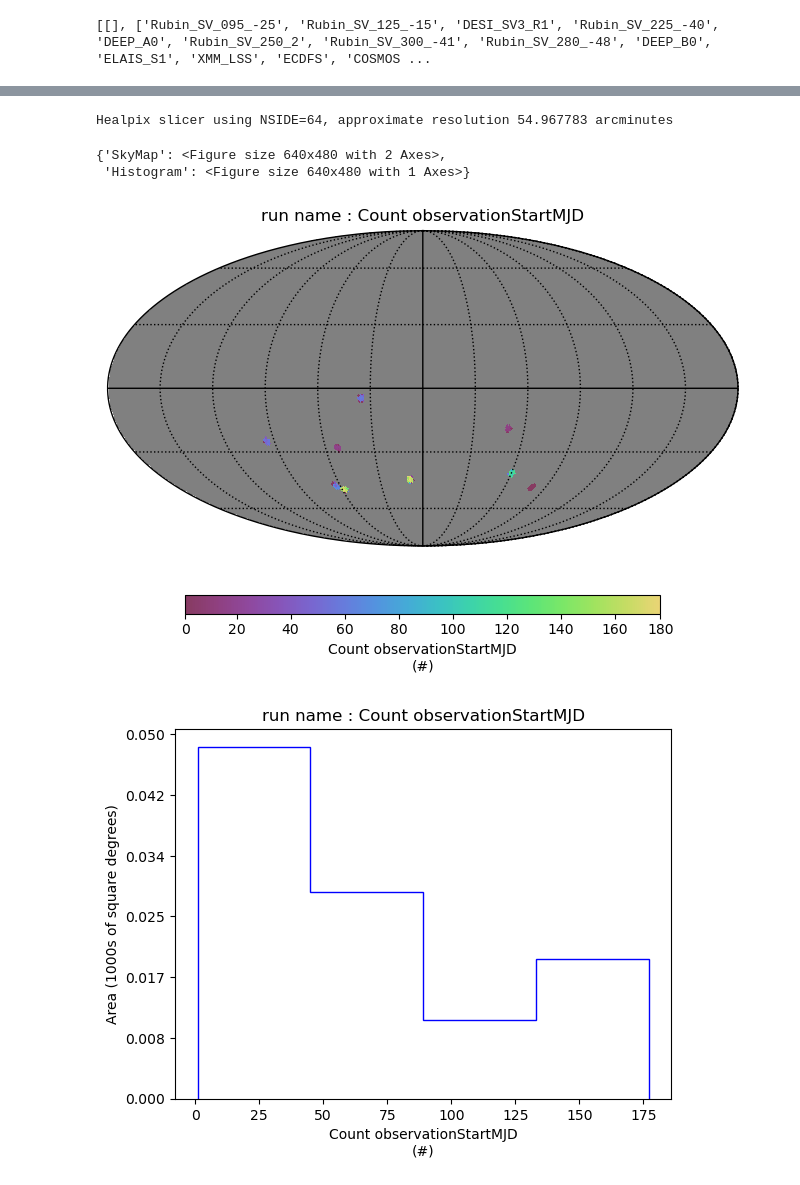
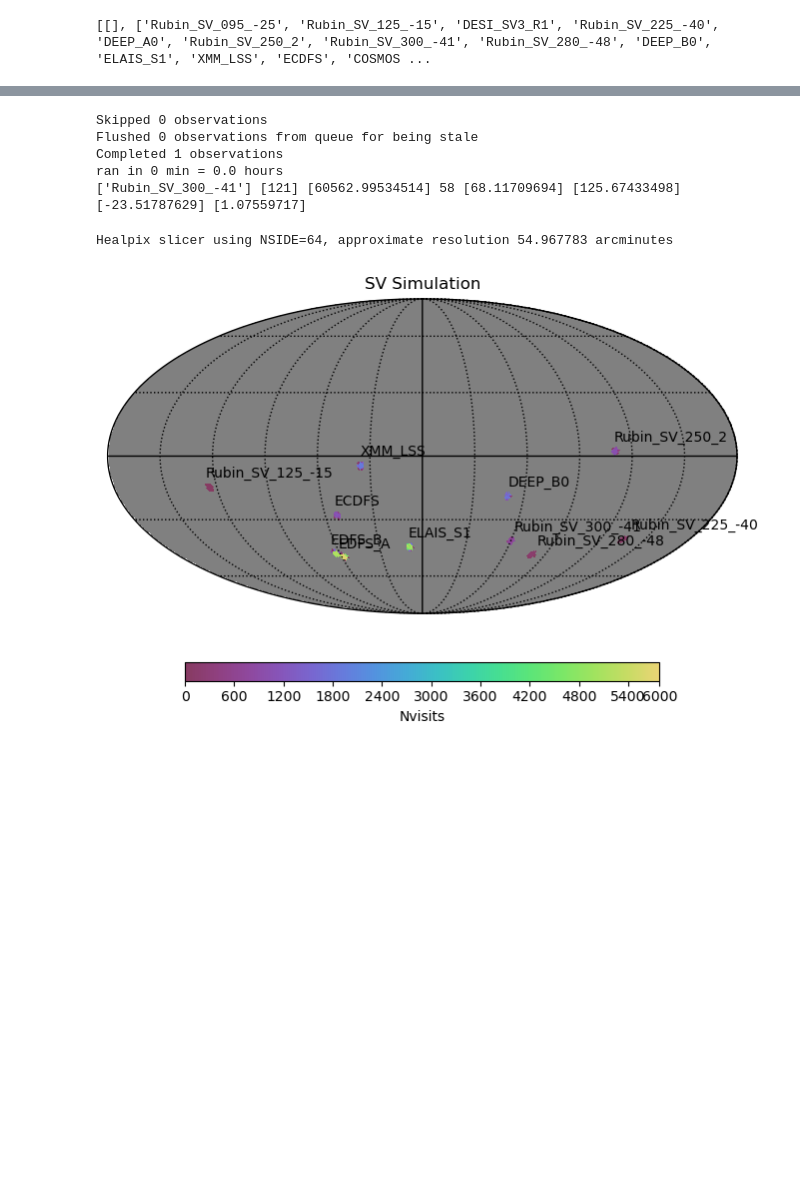
Before and after one commit to rhiannonlynne/ops_rehearsal_commissioning_2024, a Jupyter notebook: ComCam_Sims.ipynb, the cells around one changed output, grey strips where cells are left out. Drawn from its saved outputs; the diff is of its cells as text; code cells hidden in the pictures; blank space fills up the shorter version.

```diff
--- a/ComCam_Sims.ipynb
+++ b/ComCam_Sims.ipynb
@@ -515,0 +398,33 @@ visits.head()
+# %%
+plt.figure(figsize=(8, 6))
+filtershapes = {'u': 'o', 'g': '^', 'r': 'v', 'i': 's', 'z': '*', 'y': 'p'}
+filtercolors = {'u': '#005BDB',
+                'g': '#3DA952',
+                'r': '#c61c00',
+                'i': '#997500',
+                'z': '#CE0D77',
+                'y': '#5d0000'}
+fieldcolors = {}
+for i, t in enumerate(visits.target.unique()):
+    fieldcolors[t] = cc.glasbey[i]
+
+if len(breaks) > 0:
+    for b in breaks:
+        plt.fill_between(b, 2.5, 0.0, color='pink', alpha=0.3)
+
+night = 15
+nvisits = visits.query('night == @night')
+for t in nvisits.target.unique():
+    vv = nvisits.query('target == @t')
+    for f in vv['filter'].unique():
+        vvf = vv.query('filter == @f')
+        label = f'{t} {f}'
+        plt.plot(vvf.observationStartMJD, vvf.airmass, linestyle='',
+                 marker=filtershapes[f], markersize=3, color=fieldcolors[t], label=label)
+plt.legend(loc=(0.00 , -0.3), ncols=len(nvisits.target.unique()))
+plt.ylim(2.5, 0.9)
+plt.xlim(nvisits.observationStartMJD.min(), nvisits.observationStartMJD.max())
+plt.grid(alpha=0.3)
+plt.xlabel("MJD", fontsize='large')
+plt.ylabel("Airmass", fontsize='x-large')
+plt.title(f"Night {night}, {Time(nights.observationStartMJD.min(), format='mjd', scale='utc').isot.split("T")[0]}")
@@ -516,3 +530,26 @@ visits.head()
+# %%
+# Can also run one visit at a time
+observatory, scheduler, newobservations = sim_runner(observatory,
+                                                scheduler,
+                                                filter_scheduler=filter_scheduler,
+                                                mjd_start=mjd,
+                                                survey_length=survey_length,
+                                                n_visit_limit=1,
+                                                step_none=10.0,
+                                                verbose=True,
+                                                record_rewards=False,
+                                                start_result_size=int(2e4),
+                                                append_result_size=int(2.5e4),
+                                            )
+
+print(newobservations['note'], newobservations['ID'],  observatory.mjd, len(scheduler.queue),
+      np.degrees(newobservations['alt']), np.degrees(newobservations['az']), np.degrees(newobservations['rotTelPos']), newobservations['airmass'])
+# %% [output]
+Skipped 0 observations
+Flushed 0 observations from queue for being stale
+Completed 1 observations
+ran in 0 min = 0.0 hours
+['Rubin_SV_300_-41'] [121] [60562.99534514] 58 [68.11709694] [125.67433498] [-23.51787629] [1.07559717]
 # %%
 import rubin_sim.maf as maf
 # %%
@@ -527,9 +564,12 @@ g.run_current('', sim_data=visits_np)
 # %% [output]
 Healpix slicer using NSIDE=64, approximate resolution 54.967783 arcminutes
 # %%
-bundle.plot()
+ph = maf.PlotHandler(out_dir=out_dir, thumbnail=False, fig_format='png')
+ph.set_metric_bundles([bundle])
+plot_dict = {'xlabel': 'Nvisits', 'title': "SV Simulation"}
+fig = ph.plot(maf.HealpixSkyMap(), plot_dict)
+field_dict = get_sv_fields()
+for f in np.unique(visits_np['target']):
+    hp.projtext(field_dict[f]['RA'], field_dict[f]['Dec']+5, f, lonlat=True)
 # %% [output]
-{'SkyMap': <Figure size 640x480 with 2 Axes>,
- 'Histogram': <Figure size 640x480 with 1 Axes>}
-[figure, old version]
+[figure, new version]
-[figure, removed]
```
Also changed, not shown: parts of 22 cells of this notebook.
